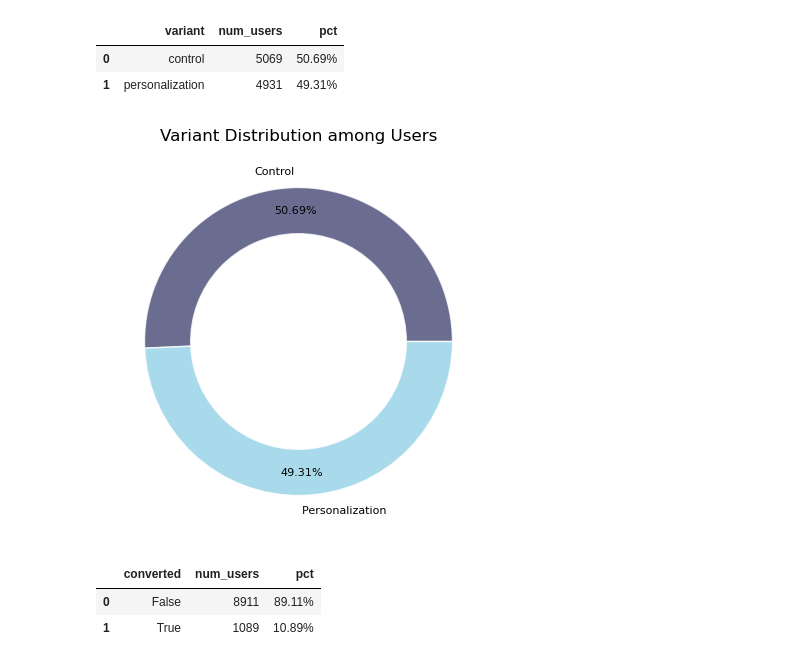
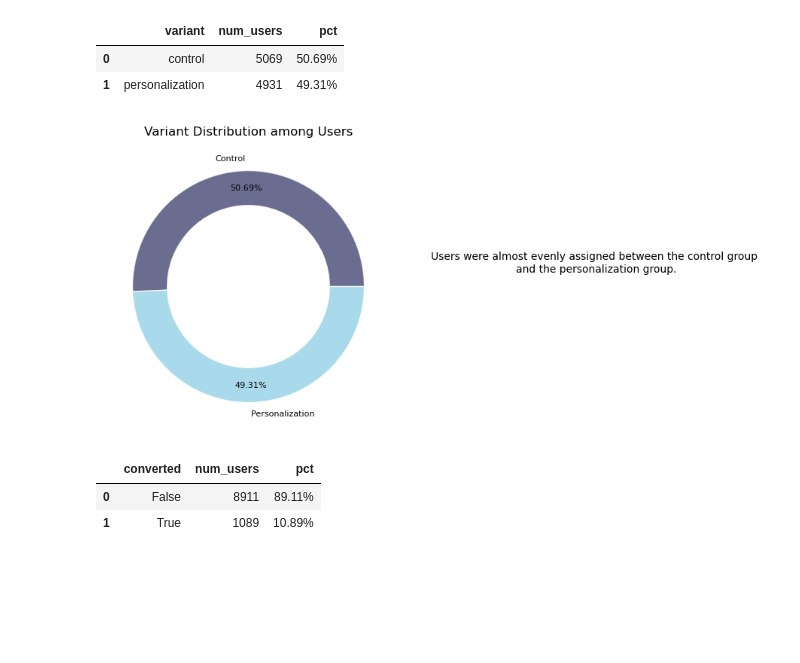
Before and after one commit to hend-a-ghafour/Analyzing_Marketing_Campaigns, a Jupyter notebook: Analyzing_Marketing_Campaigns.ipynb, the cells around one changed output. Drawn from its saved outputs; the diff is of its cells as text; code cells hidden in the pictures; blank space fills up the shorter version.

```diff
--- a/Analyzing_Marketing_Campaigns.ipynb
+++ b/Analyzing_Marketing_Campaigns.ipynb
@@ -405,21 +413,22 @@ var_users.style.format({'pct':'{:,.2%}'})
 # %%
 # Visualization:
 size = 0.3
 label_var = 'Control','Personalization '
 text = '''
-
+Users were almost evenly assigned between the control group
+and the personalization group.
     '''
 plt.subplots(figsize = (5,5))
 wedges, texts, autotexts=plt.pie(var_users.pct, radius=1, colors= ['#454775','#94D1E7'],labels = label_var,autopct='%1.2f%%',
         pctdistance=.85,textprops={'fontsize': 8}, wedgeprops=dict(width=size, edgecolor='w'))
 
 for w in wedges:
     w.set_alpha(0.8)
 
 plt.title('Variant Distribution among Users')
-plt.text(2,0,text,ha='left',va='bottom',fontsize = 10, weight = 'normal');
+plt.text(3,0,text,ha='center',va='bottom',fontsize = 10, weight = 'normal');
 # %% [output]
-[figure, old version]
+[figure, new version]
 # %%
 # Number of converted users vs. non-converted users
 converted_users = marketing.groupby('converted')['user_id'].count().reset_index()\
```
Also changed, not shown: parts of 2 cells of this notebook, 1 other file.
